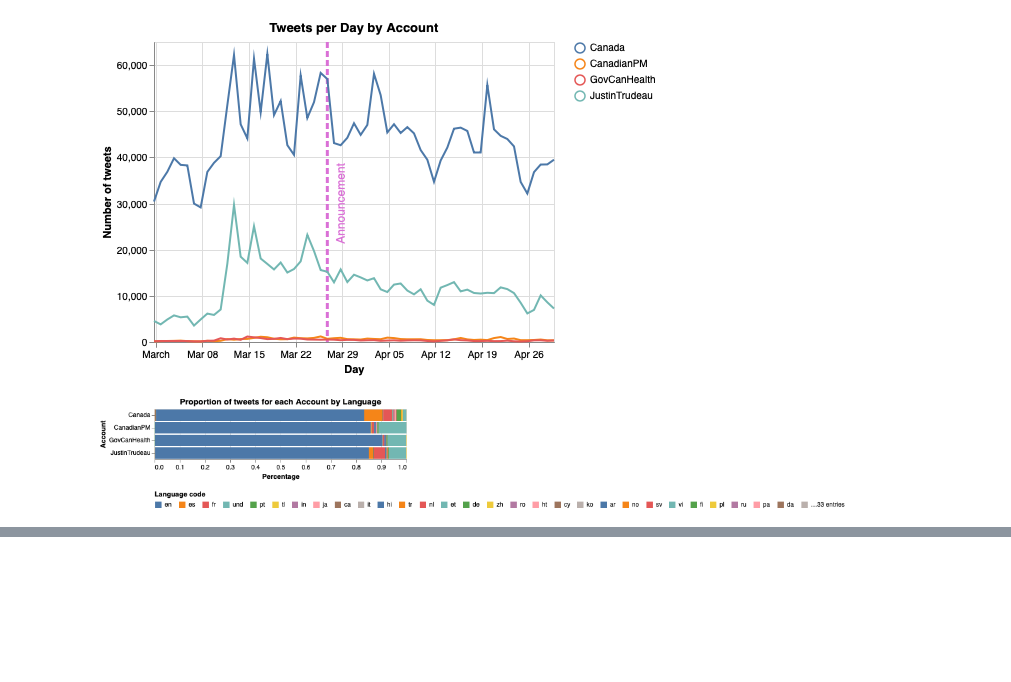
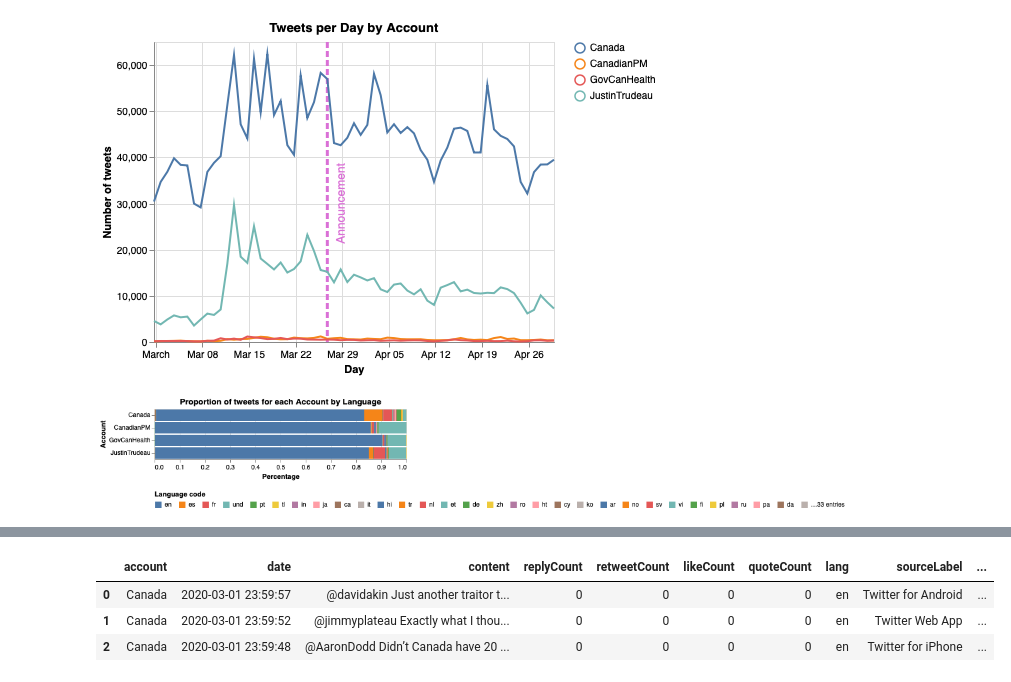
Before and after one commit to vcuspinera/Canada_response_covid, a Jupyter notebook: src/EDA.ipynb, the cells around one changed output, grey strips where cells are left out. Cells and saved outputs as stored; diff of their text form; code cells hidden in the pictures; blank space fills up the shorter version.

```diff
--- a/src/EDA.ipynb
+++ b/src/EDA.ipynb
@@ -225,0 +248,7 @@ alt.Chart(df_aux).mark_bar().encode(
+# %%
+df_tot.head(3)
+# %% [output]
+|  | account | date | content | replyCount | retweetCount | likeCount | quoteCount | lang | sourceLabel | ... |
+| 0 | Canada | 2020-03-01 23:59:57 | @davidakin Just another traitor t... | 0 | 0 | 0 | 0 | en | Twitter for Android | ... |
+| 1 | Canada | 2020-03-01 23:59:52 | @jimmyplateau Exactly what I thou... | 0 | 0 | 0 | 0 | en | Twitter Web App | ... |
+| 2 | Canada | 2020-03-01 23:59:48 | @AaronDodd Didn’t Canada have 20 ... | 0 | 0 | 0 | 0 | en | Twitter for iPhone | ... |
```
Also changed, not shown: parts of 4 cells of this notebook, 1 other file.
